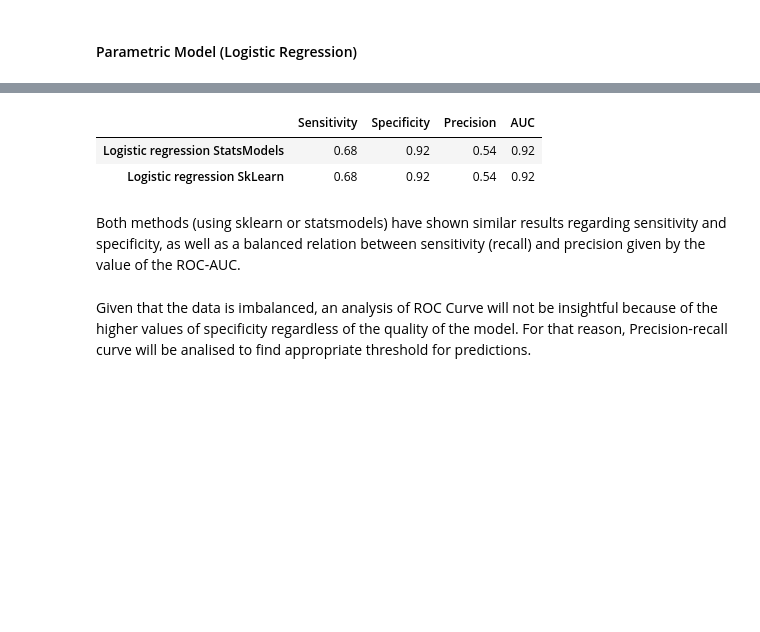
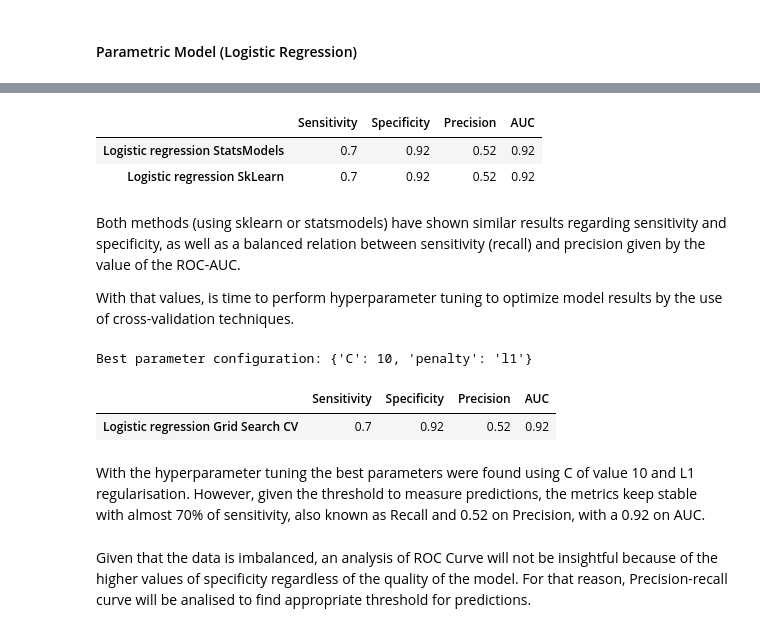
Before and after one commit to jdbalsero/STDS_at3, a Jupyter notebook: Assignment3Modeling.ipynb, the cells around one changed output, grey strips where cells are left out. Drawn from its saved outputs; the diff is of its cells as text; code cells hidden in the pictures; blank space fills up the shorter version.

```diff
--- a/Assignment3Modeling.ipynb
+++ b/Assignment3Modeling.ipynb
@@ -498,38 +499,71 @@ results=pd.DataFrame(0.0, columns=columns, index=rows)
 
 logit2 = LogisticRegression(penalty=None)
 logit2.fit(X_train_scaled, y_train)
 
 methods = [result, logit2]
 
 y_val = np.ravel(y_val)
 y_prob = np.zeros((len(y_val), len(rows)))
 
 for i, method in enumerate(methods):
     try:
         y_prob = method.predict_proba(X_val_scaled)[:,1]
     except:
         df = pd.DataFrame(X_val_scaled, columns=X_val_scaled.columns)
         df = sm.add_constant(df, has_constant='add')
         y_prob = method.predict(df)
 
-    tau=0.25
+    tau=0.23
     y_pred = (y_prob > tau).astype(int)
     loss =  5*((y_pred!=y_val) & (y_pred==0)) + 1*((y_pred!=y_val) & (y_pred==1))
 
     tn, fp, fn, tp = confusion_matrix(y_val, y_pred).ravel()
 
     results.iloc[i,0] =  tp/(tp+fn)
     results.iloc[i,1] =  tn/(tn+fp)
     results.iloc[i,2] =  precision_score(y_val, y_pred)
     results.iloc[i,3] =  roc_auc_score(y_val, y_prob)
 
 results.round(2)
 # %% [output]
 |  | Sensitivity | Specificity | Precision | AUC |
-| Logistic regression StatsModels | 0.68 | 0.92 | 0.54 | 0.92 |
-| Logistic regression SkLearn | 0.68 | 0.92 | 0.54 | 0.92 |
+| Logistic regression StatsModels | 0.7 | 0.92 | 0.52 | 0.92 |
+| Logistic regression SkLearn | 0.7 | 0.92 | 0.52 | 0.92 |
 # %% [markdown]
 Both methods (using sklearn or statsmodels) have shown similar results regarding sensitivity and specificity, as well as a balanced relation between sensitivity (recall) and precision given by the value of the ROC-AUC.
+
+With that values, is time to perform hyperparameter tuning to optimize model results by the use of cross-validation techniques.
+# %%
+hyperparameters = {
+    'penalty': ['l1', 'l2'],
+    'C': [0.1, 1, 10, 100],
+}
+logit_gridsearch = LogisticRegression(solver='liblinear', random_state=27)
+gs = GridSearchCV(logit_gridsearch, hyperparameters, cv=10, scoring='recall')
+gs.fit(X_train_scaled, y_train)
+
+print(f'Best parameter configuration: {gs.best_params_}')
+
+
+columns=['Sensitivity', 'Specificity', 'Precision', 'AUC']
+rows=['Logistic regression Grid Search CV']
+results=pd.DataFrame(0.0, columns=columns, index=rows)
+
+y_prob = gs.best_estimator_.predict_proba(X_val_scaled)[:,1]
+tau=0.23
+y_pred = (y_prob > tau).astype(int)
+tn, fp, fn, tp = confusion_matrix(y_val, y_pred).ravel()
+results.iloc[0,0] =  tp/(tp+fn)
+results.iloc[0,1] =  tn/(tn+fp)
+results.iloc[0,2] =  precision_score(y_val, y_pred)
+results.iloc[0,3] =  roc_auc_score(y_val, y_prob)
+results.round(2)
+# %% [output]
+Best parameter configuration: {'C': 10, 'penalty': 'l1'}
+|  | Sensitivity | Specificity | Precision | AUC |
+| Logistic regression Grid Search CV | 0.7 | 0.92 | 0.52 | 0.92 |
+# %% [markdown]
+With the hyperparameter tuning the best parameters were found using C of value 10 and L1 regularisation. However, given the threshold to measure predictions, the metrics keep stable with almost 70% of sensitivity, also known as Recall and 0.52 on Precision, with a 0.92 on AUC.
 # %% [markdown]
 Given that the data is imbalanced, an analysis of ROC Curve will not be insightful because of the higher values of specificity regardless of the quality of the model. For that reason, Precision-recall curve will be analised to find appropriate threshold for predictions.
 # %%
```
Also changed, not shown: parts of 12 cells of this notebook.
